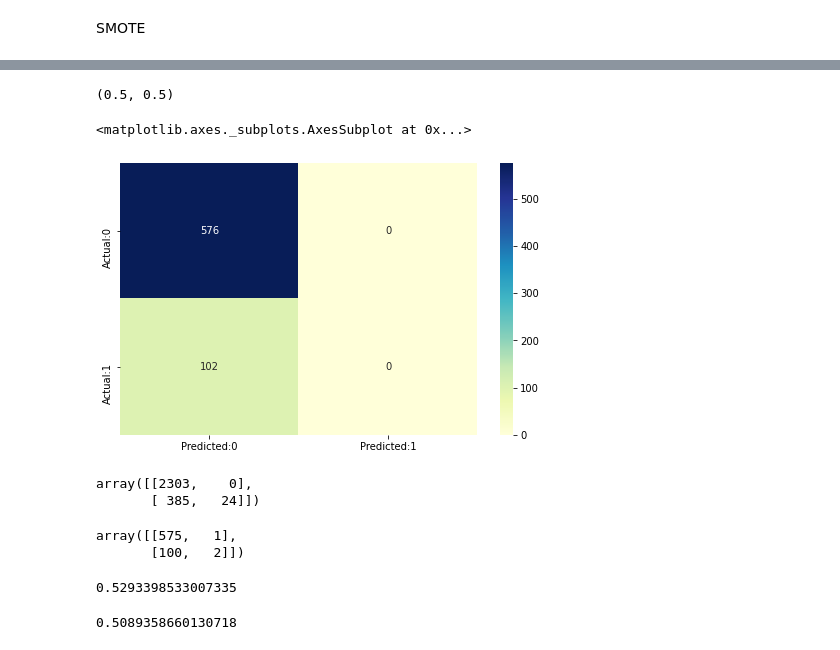
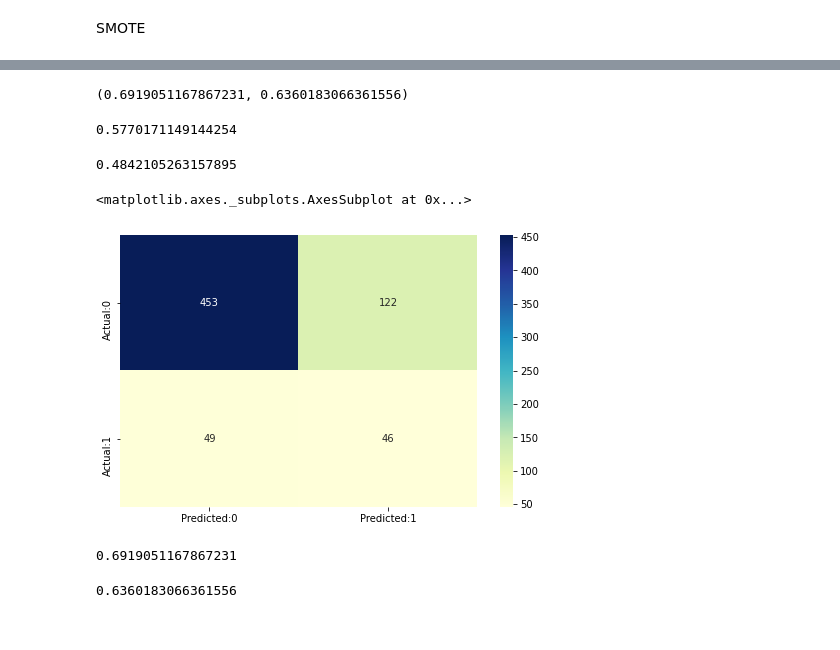
Before and after one commit to Yogesh-8998/Cardio-Vascular-Risk-Prediction, a Jupyter notebook: CHD_Risk_prediction.ipynb, the cells around one changed output, grey strips where cells are left out. Cells and saved outputs as stored; diff of their text form; code cells hidden in the pictures.

```diff
--- a/CHD_Risk_prediction.ipynb
+++ b/CHD_Risk_prediction.ipynb
@@ -663,0 +442,17 @@ GridSearchCV(cv=5, error_score=nan,
+# %%
+from sklearn.tree import DecisionTreeClassifier
+from sklearn.model_selection import StratifiedKFold
+from sklearn.model_selection import GridSearchCV
+from sklearn.metrics import roc_auc_score, confusion_matrix, accuracy_score
+dt = DecisionTreeClassifier()
+# (criterion='entropy', max_leaf_nodes=10, random_state=7)
+# chd_classifier.fit(X_train, Y_train)
+# %%
+skf = StratifiedKFold(n_splits=5, shuffle = True, random_state = 1001)
+# %%
+# grid search for optimum parameters
+param_dict_dt = {'max_features': ['auto', 'sqrt', 'log2'],
+          'min_samples_split': [2,3,4,5,6,7,8,9,10,11,12,13,14,15],
+          'min_samples_leaf':[1,2,3,4,5,6,7,8,9,10,11]}
+dt_grid = GridSearchCV(estimator=dt, param_grid=param_dict_dt, cv=skf.split(X_smote,Y_smote), verbose=2, scoring='roc_auc')
+dt_grid.fit(X_smote,Y_smote)
@@ -663,0 +564,19 @@ GridSearchCV(cv=5, error_score=nan,
+# %%
+
+from sklearn.ensemble import RandomForestClassifier
+from sklearn.ensemble import RandomForestRegressor
+
+from sklearn.ensemble import GradientBoostingClassifier
+from sklearn.model_selection import GridSearchCV
+from sklearn.metrics import roc_auc_score, confusion_matrix, accuracy_score
+
+from pylab import rcParams
+rcParams['figure.figsize'] = 8, 8
+
+classifier = RandomForestClassifier() # For GBM, use GradientBoostingClassifier()
+grid_values = {'n_estimators':[50,80,100], 'max_depth':[4, 6, 8],'min_samples_split':[50,100,150],'min_samples_leaf':[50,100,150]}
+
+classifier = GridSearchCV(classifier, param_grid = grid_values, scoring = 'recall',verbose=2, cv=5)
+
+# Fit the object to train dataset
+classifier.fit(X_smote, Y_smote)
@@ -684,35 +656,31 @@ accuracy_score(Y_train,train_preds),accuracy_score(Y_test,test_preds)
 # %%
-roc_auc_score(Y_train,train_preds),roc_auc_score(Y_test,test_preds)
+roc_auc_score(y_train,train_preds),roc_auc_score(y_test,test_preds)
 # %% [output]
-(0.5, 0.5)
+(0.6919051167867231, 0.6360183066361556)
+# %%
+recall_score(y_train,train_preds)
+# %% [output]
+0.5770171149144254
+# %%
+recall_score(y_test,test_preds)
+# %% [output]
+0.4842105263157895
 # %%
-cm=confusion_matrix(Y_test,test_preds)
+cm=confusion_matrix(y_test,test_preds)
 conf_matrix=pd.DataFrame(data=cm,columns=['Predicted:0','Predicted:1'],index=['Actual:0','Actual:1'])
 plt.figure(figsize = (8,5))
 sns.heatmap(conf_matrix, annot=True,fmt='d',cmap="YlGnBu")
 # %% [output]
 <matplotlib.axes._subplots.AxesSubplot at 0x...>
-[figure, old version]
+[figure, new version]
 # %%
-# Obtain the confusion matrix on train set
-confusion_matrix(Y_train,train_preds)
+# Calculate roc_auc score on train set
+roc_auc_score(y_train,train_preds)
 # %% [output]
-array([[2303,    0],
-       [ 385,   24]])
+0.6919051167867231
 # %%
-# Obtain the confusion matrix on test set
-confusion_matrix(Y_test,test_preds)
+# Calculate roc_auc score on test set
+roc_auc_score(y_test,test_preds)
 # %% [output]
-array([[575,   1],
-       [100,   2]])
+0.6360183066361556
-# %%
-# Calculate roc_auc score on train set
-roc_auc_score(Y_train,train_preds)
-# %% [output]
-0.5293398533007335
-# %%
-# Calculate roc_auc score on test set
-roc_auc_score(Y_test,test_preds)
-# %% [output]
-0.5089358660130718
 # %%
```
Also changed, not shown: parts of 145 cells of this notebook.
